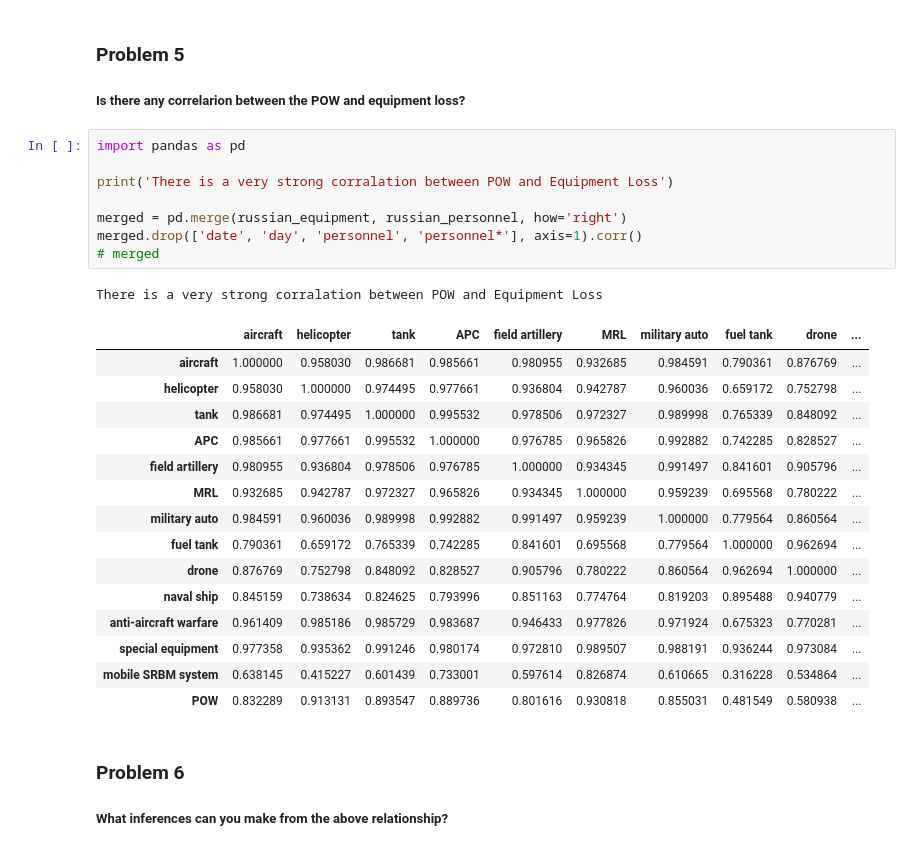
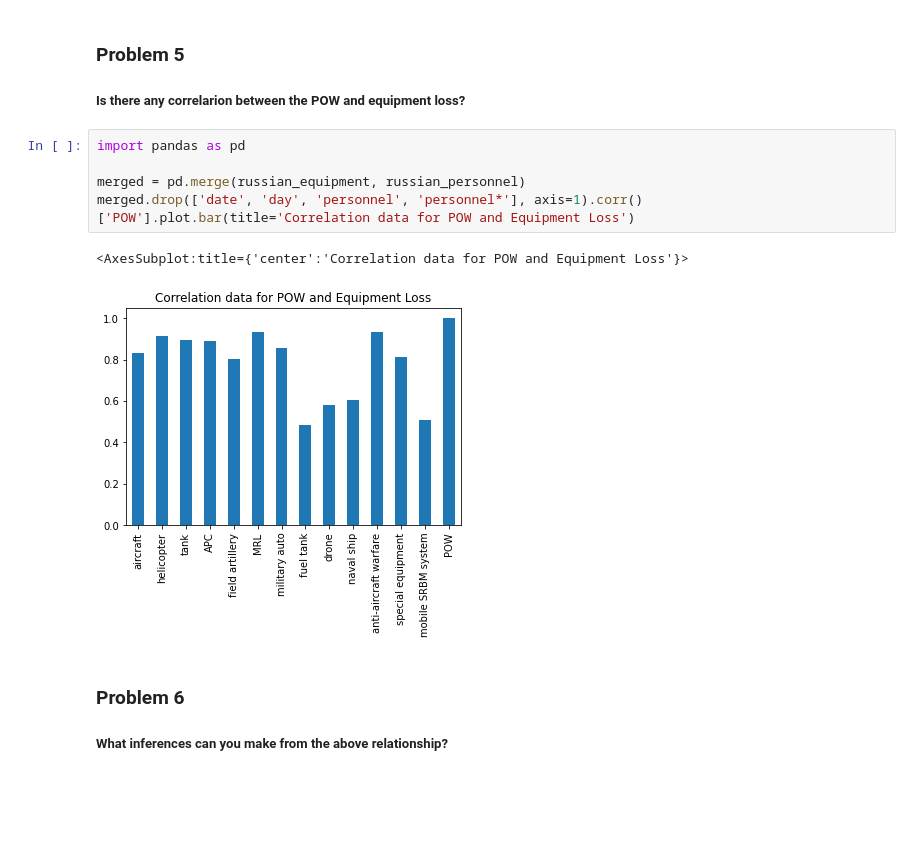
Before and after one commit to Sonya-7/Russian_Invasion_of_Ukraine, a Jupyter notebook: Russian Invasion of Ukrain.ipynb, the cells around one changed output. Drawn from its saved outputs; the diff is of its cells as text; blank space fills up the shorter version.

```diff
--- a/Russian Invasion of Ukrain.ipynb
+++ b/Russian Invasion of Ukrain.ipynb
@@ -100,28 +134,11 @@ ValueError: Mime type rendering requires nbformat>=4.2.0 but it is not installed
 # %%
 import pandas as pd
 
-print('There is a very strong corralation between POW and Equipment Loss')
-
-merged = pd.merge(russian_equipment, russian_personnel, how='right')
-merged.drop(['date', 'day', 'personnel', 'personnel*'], axis=1).corr()
-# merged
+merged = pd.merge(russian_equipment, russian_personnel)
+merged.drop(['date', 'day', 'personnel', 'personnel*'], axis=1).corr()['POW'].plot.bar(title='Correlation data for POW and Equipment Loss')
 # %% [output]
-There is a very strong corralation between POW and Equipment Loss
+<AxesSubplot:title={'center':'Correlation data for POW and Equipment Loss'}>
-|  | aircraft | helicopter | tank | APC | field artillery | MRL | military auto | fuel tank | drone | ... |
-| aircraft | 1.000000 | 0.958030 | 0.986681 | 0.985661 | 0.980955 | 0.932685 | 0.984591 | 0.790361 | 0.876769 | ... |
-| helicopter | 0.958030 | 1.000000 | 0.974495 | 0.977661 | 0.936804 | 0.942787 | 0.960036 | 0.659172 | 0.752798 | ... |
-| tank | 0.986681 | 0.974495 | 1.000000 | 0.995532 | 0.978506 | 0.972327 | 0.989998 | 0.765339 | 0.848092 | ... |
-| APC | 0.985661 | 0.977661 | 0.995532 | 1.000000 | 0.976785 | 0.965826 | 0.992882 | 0.742285 | 0.828527 | ... |
-| field artillery | 0.980955 | 0.936804 | 0.978506 | 0.976785 | 1.000000 | 0.934345 | 0.991497 | 0.841601 | 0.905796 | ... |
-| MRL | 0.932685 | 0.942787 | 0.972327 | 0.965826 | 0.934345 | 1.000000 | 0.959239 | 0.695568 | 0.780222 | ... |
-| military auto | 0.984591 | 0.960036 | 0.989998 | 0.992882 | 0.991497 | 0.959239 | 1.000000 | 0.779564 | 0.860564 | ... |
-| fuel tank | 0.790361 | 0.659172 | 0.765339 | 0.742285 | 0.841601 | 0.695568 | 0.779564 | 1.000000 | 0.962694 | ... |
-| drone | 0.876769 | 0.752798 | 0.848092 | 0.828527 | 0.905796 | 0.780222 | 0.860564 | 0.962694 | 1.000000 | ... |
-| naval ship | 0.845159 | 0.738634 | 0.824625 | 0.793996 | 0.851163 | 0.774764 | 0.819203 | 0.895488 | 0.940779 | ... |
-| anti-aircraft warfare | 0.961409 | 0.985186 | 0.985729 | 0.983687 | 0.946433 | 0.977826 | 0.971924 | 0.675323 | 0.770281 | ... |
-| special equipment | 0.977358 | 0.935362 | 0.991246 | 0.980174 | 0.972810 | 0.989507 | 0.988191 | 0.936244 | 0.973084 | ... |
-| mobile SRBM system | 0.638145 | 0.415227 | 0.601439 | 0.733001 | 0.597614 | 0.826874 | 0.610665 | 0.316228 | 0.534864 | ... |
-| POW | 0.832289 | 0.913131 | 0.893547 | 0.889736 | 0.801616 | 0.930818 | 0.855031 | 0.481549 | 0.580938 | ... |
+[figure, added]
 # %% [markdown]
 ### Problem 6
 
```
Also changed, not shown: parts of 11 cells of this notebook.
